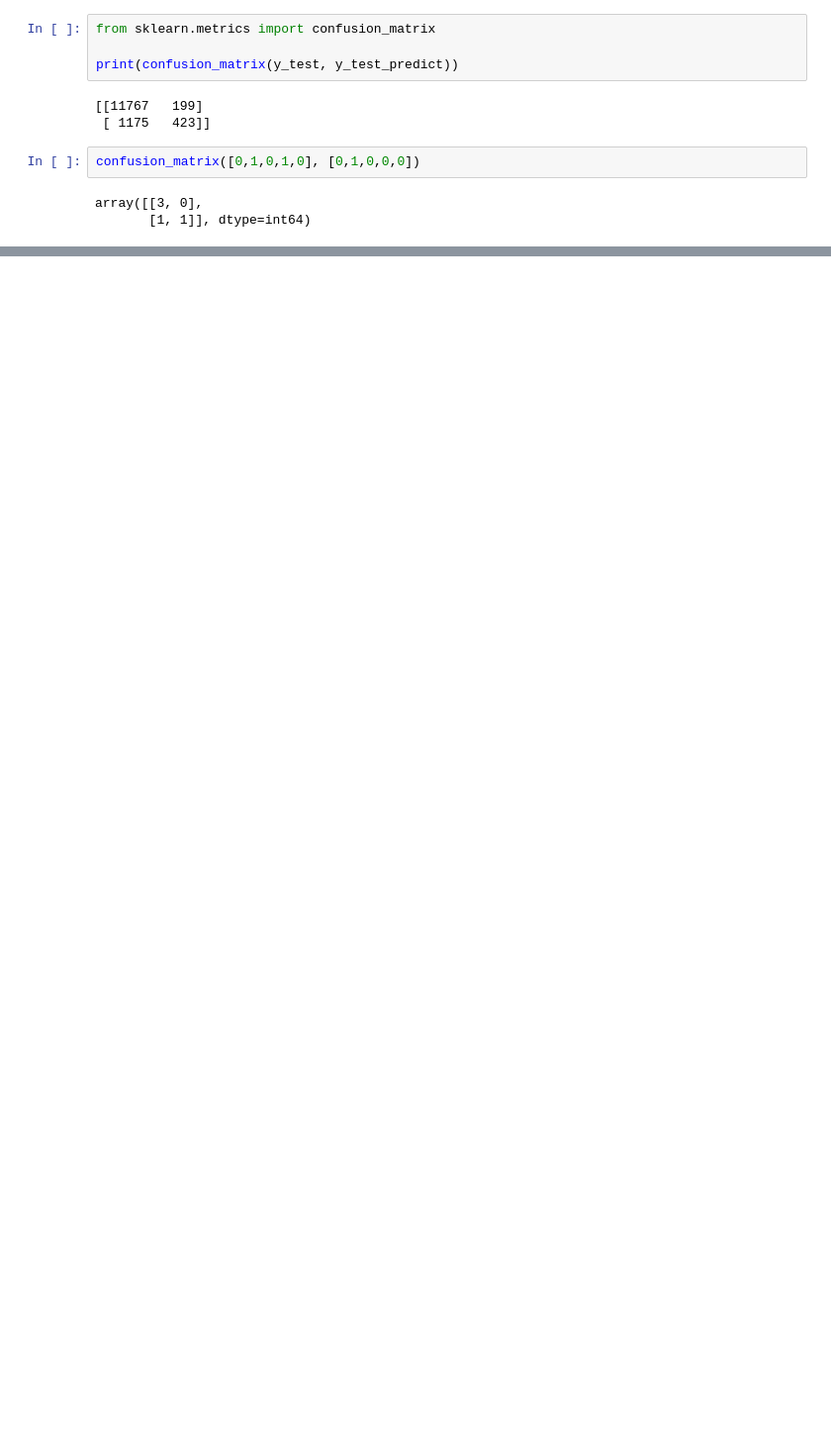
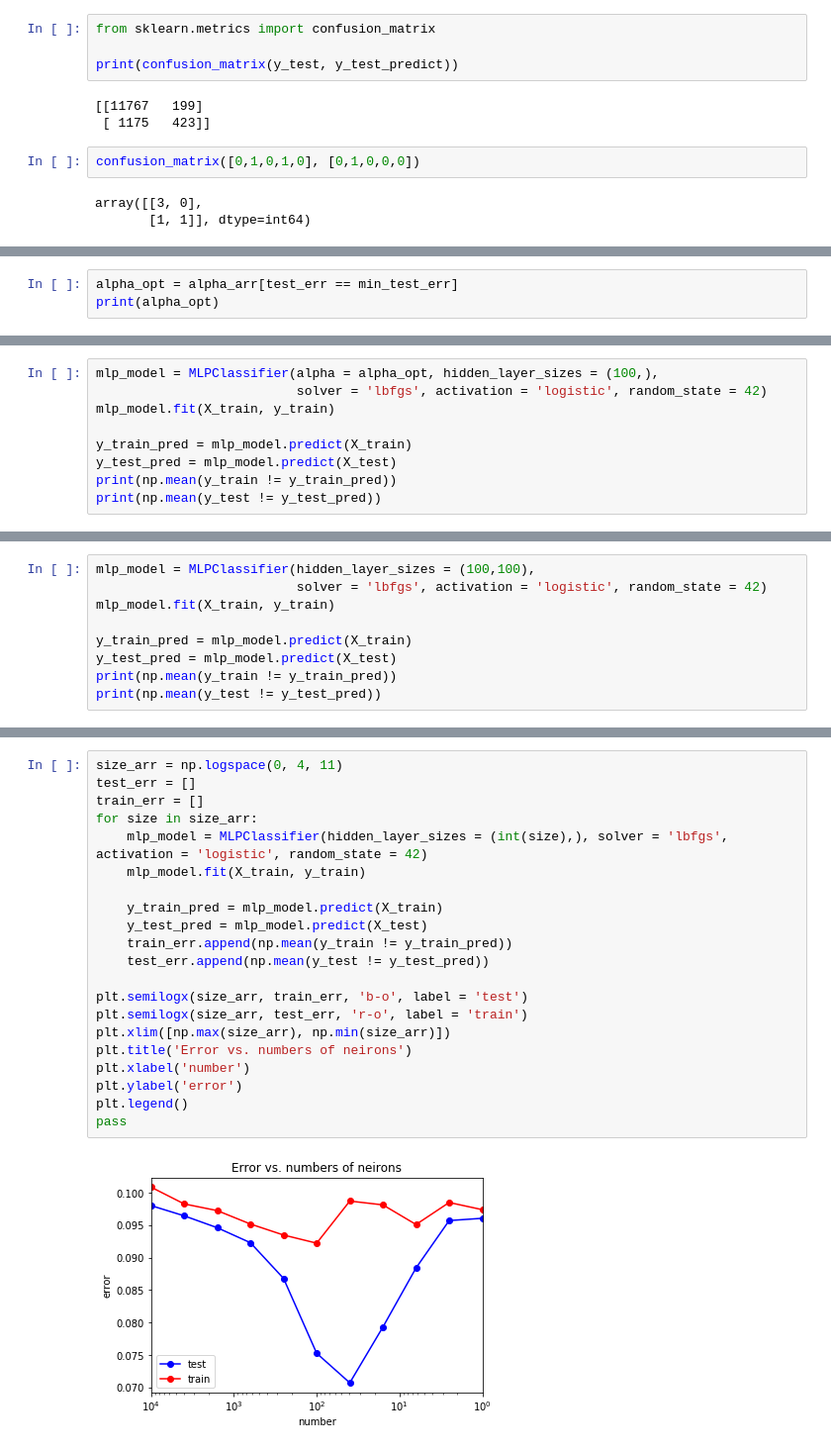
Before and after one commit to stepanshulpin/MLHomeWorks, a Jupyter notebook: script.ipynb, the cells around one changed output, grey strips where cells are left out. Shown: that part at 99% size. Drawn from its saved outputs; the diff is of its cells as text; blank space fills up the shorter version.

```diff
--- a/script.ipynb
+++ b/script.ipynb
@@ -596,0 +741,3 @@ array([[3, 0],
+# %%
+alpha_opt = alpha_arr[test_err == min_test_err]
+print(alpha_opt)
@@ -596,0 +748,9 @@ array([[3, 0],
+# %%
+mlp_model = MLPClassifier(alpha = alpha_opt, hidden_layer_sizes = (100,),
+                          solver = 'lbfgs', activation = 'logistic', random_state = 42)
+mlp_model.fit(X_train, y_train)
+
+y_train_pred = mlp_model.predict(X_train)
+y_test_pred = mlp_model.predict(X_test)
+print(np.mean(y_train != y_train_pred))
+print(np.mean(y_test != y_test_pred))
@@ -596,0 +784,9 @@ array([[3, 0],
+# %%
+mlp_model = MLPClassifier(hidden_layer_sizes = (100,100),
+                          solver = 'lbfgs', activation = 'logistic', random_state = 42)
+mlp_model.fit(X_train, y_train)
+
+y_train_pred = mlp_model.predict(X_train)
+y_test_pred = mlp_model.predict(X_test)
+print(np.mean(y_train != y_train_pred))
+print(np.mean(y_test != y_test_pred))
@@ -596,0 +798,23 @@ array([[3, 0],
+# %%
+size_arr = np.logspace(0, 4, 11)
+test_err = []
+train_err = []
+for size in size_arr:
+    mlp_model = MLPClassifier(hidden_layer_sizes = (int(size),), solver = 'lbfgs', activation = 'logistic', random_state = 42)
+    mlp_model.fit(X_train, y_train)
+
+    y_train_pred = mlp_model.predict(X_train)
+    y_test_pred = mlp_model.predict(X_test)
+    train_err.append(np.mean(y_train != y_train_pred))
+    test_err.append(np.mean(y_test != y_test_pred))
+
+plt.semilogx(size_arr, train_err, 'b-o', label = 'test')
+plt.semilogx(size_arr, test_err, 'r-o', label = 'train')
+plt.xlim([np.max(size_arr), np.min(size_arr)])
+plt.title('Error vs. numbers of neirons')
+plt.xlabel('number')
+plt.ylabel('error')
+plt.legend()
+pass
+# %% [output]
+[figure, added]
```
Also changed, not shown: parts of 86 cells of this notebook.
